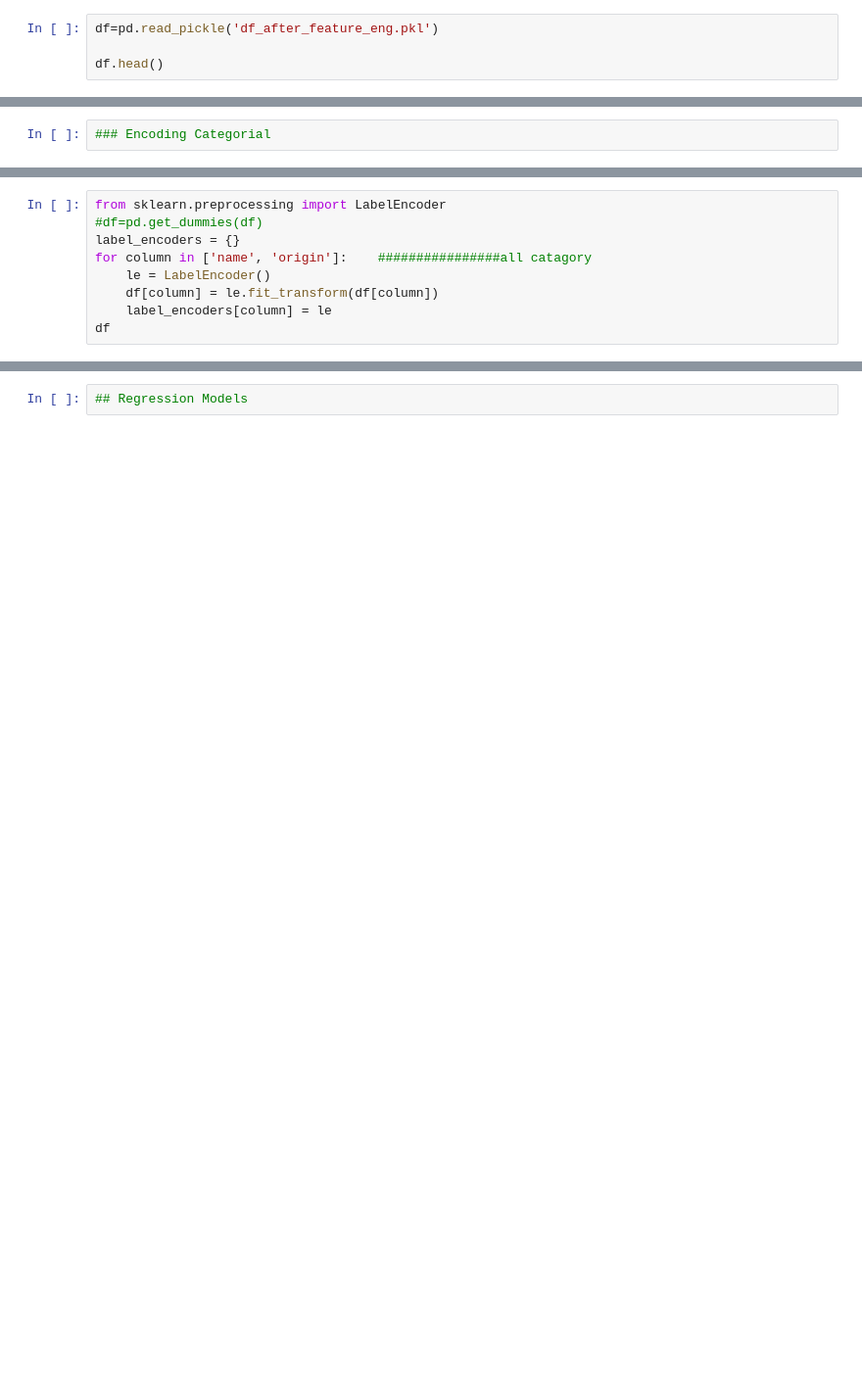
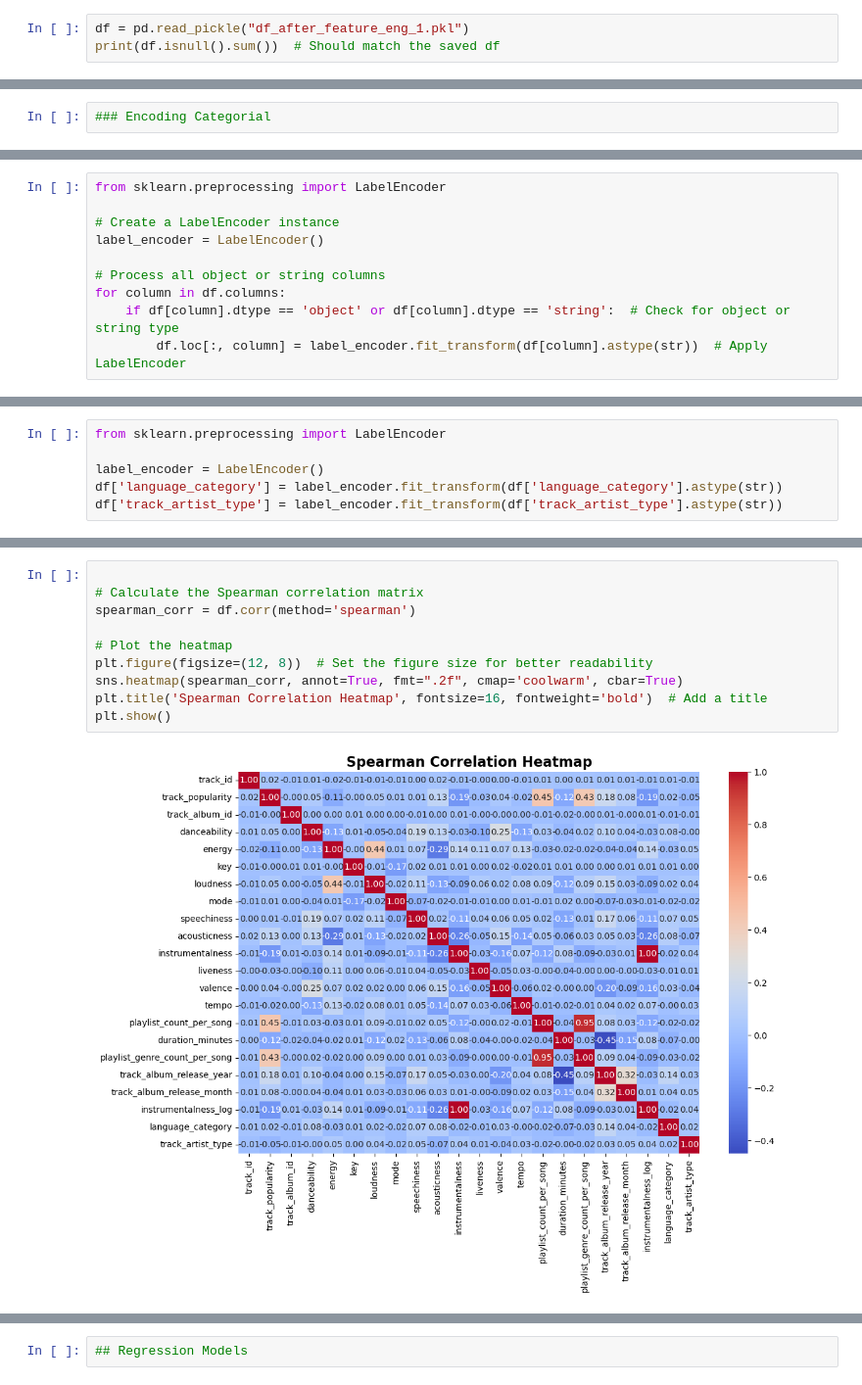
Before and after one commit to atar771/spotify, a Jupyter notebook: Model Selection and Fine Tuning_SPOTIFY_SONG.ipynb.ipynb, the cells around one changed output, grey strips where cells are left out. Shown at 98% size. Cells and saved outputs as stored; diff of their text form; blank space fills up the shorter version.

```diff
--- a/Model Selection and Fine Tuning_SPOTIFY_SONG.ipynb.ipynb
+++ b/Model Selection and Fine Tuning_SPOTIFY_SONG.ipynb.ipynb
@@ -17,7 +22,6 @@ def regressionMetrics(y, yhat):
 # %%
 ## Data
 # %%
-df=pd.read_pickle('df_after_feature_eng.pkl')
-
-df.head()
+df = pd.read_pickle("df_after_feature_eng_1.pkl")
+print(df.isnull().sum())  # Should match the saved df
 # %% [output]
@@ -31,9 +69,10 @@ transforming object and encoding
 # %%
 from sklearn.preprocessing import LabelEncoder
-#df=pd.get_dummies(df)
-label_encoders = {}
-for column in ['name', 'origin']:    ################all catagory
-    le = LabelEncoder()
-    df[column] = le.fit_transform(df[column])
-    label_encoders[column] = le
-df
+
+# Create a LabelEncoder instance
+label_encoder = LabelEncoder()
+
+# Process all object or string columns
+for column in df.columns:
+    if df[column].dtype == 'object' or df[column].dtype == 'string':  # Check for object or string type
+        df.loc[:, column] = label_encoder.fit_transform(df[column].astype(str))  # Apply LabelEncoder
@@ -39,0 +99,6 @@ df
+# %%
+from sklearn.preprocessing import LabelEncoder
+
+label_encoder = LabelEncoder()
+df['language_category'] = label_encoder.fit_transform(df['language_category'].astype(str))
+df['track_artist_type'] = label_encoder.fit_transform(df['track_artist_type'].astype(str))
@@ -46,0 +180,12 @@ y = df['track_popularity']
+# %%
+
+# Calculate the Spearman correlation matrix
+spearman_corr = df.corr(method='spearman')
+
+# Plot the heatmap
+plt.figure(figsize=(12, 8))  # Set the figure size for better readability
+sns.heatmap(spearman_corr, annot=True, fmt=".2f", cmap='coolwarm', cbar=True)
+plt.title('Spearman Correlation Heatmap', fontsize=16, fontweight='bold')  # Add a title
+plt.show()
+# %% [output]
+[figure, added]
```
Also changed, not shown: parts of 63 cells of this notebook.
